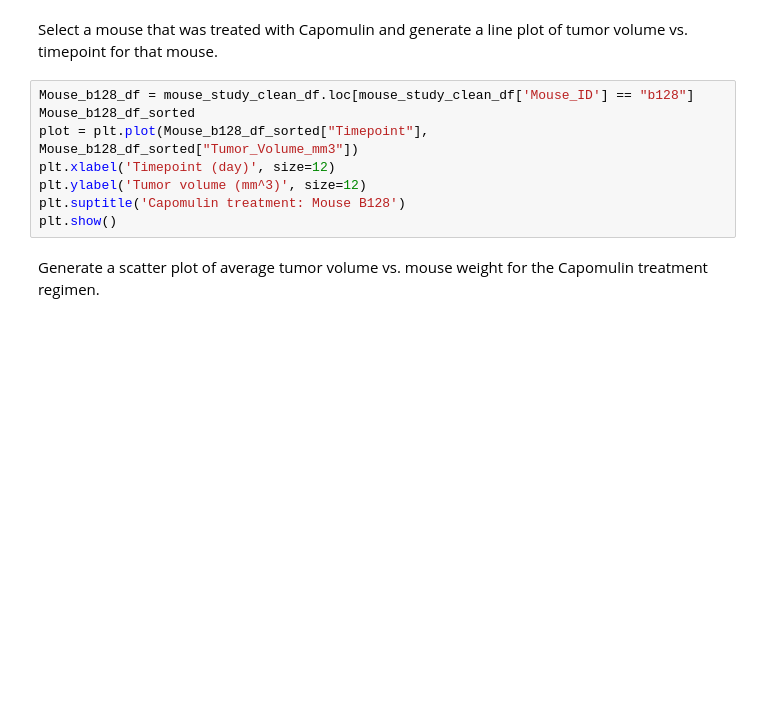
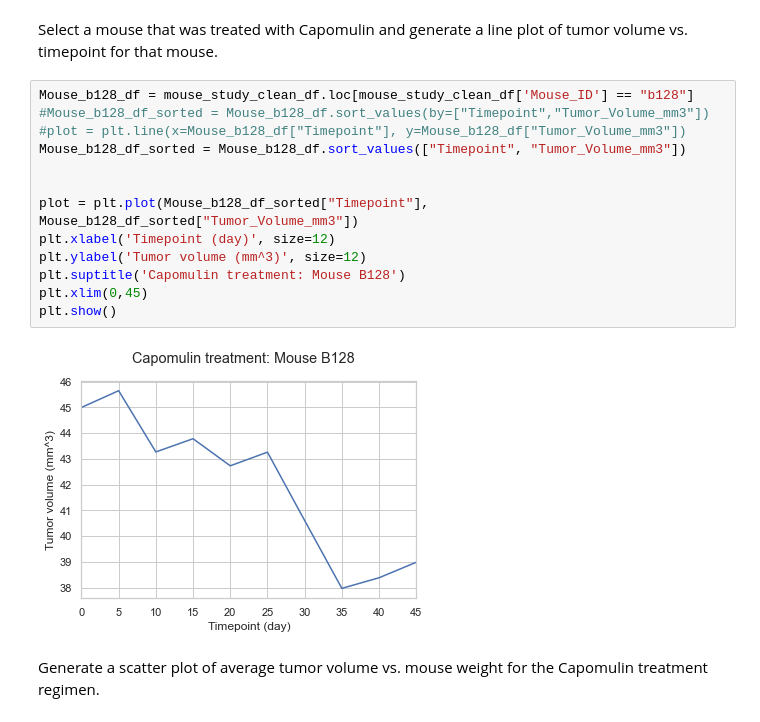
Before and after one commit to bjmacgreg/Pymaceuticals, a Jupyter notebook: pymaceuticals_starter.ipynb, the cells around one changed output. Saved outputs shown, nothing was run; the diff lists cells and outputs as text; blank space fills up the shorter version.

```diff
--- a/pymaceuticals_starter.ipynb
+++ b/pymaceuticals_starter.ipynb
@@ -349,12 +536,19 @@ plt.show()
 Select a mouse that was treated with Capomulin and generate a line plot of tumor volume vs. timepoint for that mouse.
 # %%
 Mouse_b128_df = mouse_study_clean_df.loc[mouse_study_clean_df['Mouse_ID'] == "b128"]
-Mouse_b128_df_sorted
+#Mouse_b128_df_sorted = Mouse_b128_df.sort_values(by=["Timepoint","Tumor_Volume_mm3"])
+#plot = plt.line(x=Mouse_b128_df["Timepoint"], y=Mouse_b128_df["Tumor_Volume_mm3"])
+Mouse_b128_df_sorted = Mouse_b128_df.sort_values(["Timepoint", "Tumor_Volume_mm3"])
+
+
 plot = plt.plot(Mouse_b128_df_sorted["Timepoint"], Mouse_b128_df_sorted["Tumor_Volume_mm3"])
 plt.xlabel('Timepoint (day)', size=12)
 plt.ylabel('Tumor volume (mm^3)', size=12)
 plt.suptitle('Capomulin treatment: Mouse B128')
+plt.xlim(0,45)
 plt.show()
+# %% [output]
+[figure, added]
 # %% [markdown]
 Generate a scatter plot of average tumor volume vs. mouse weight for the Capomulin treatment regimen.
 # %%
```
Also changed, not shown: parts of 26 cells of this notebook.
